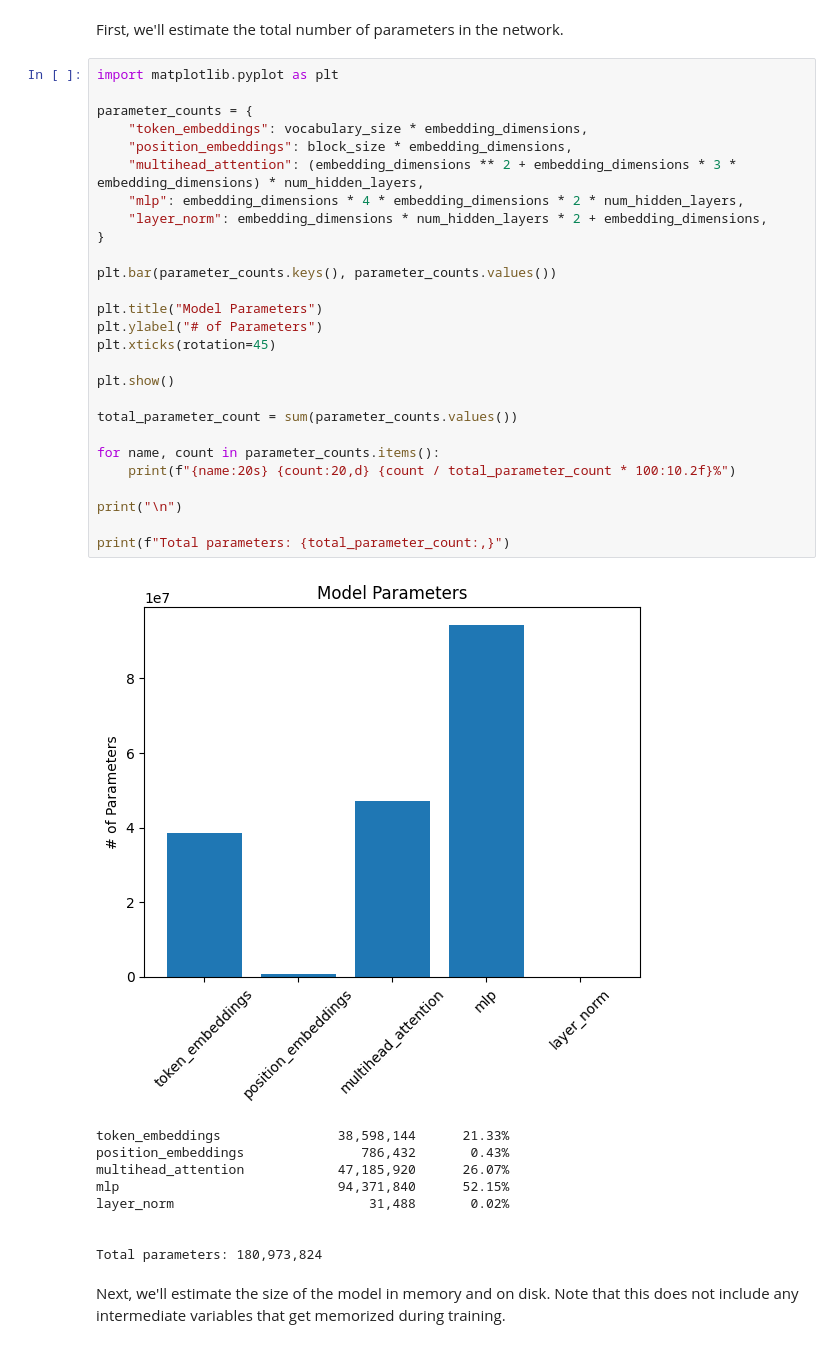
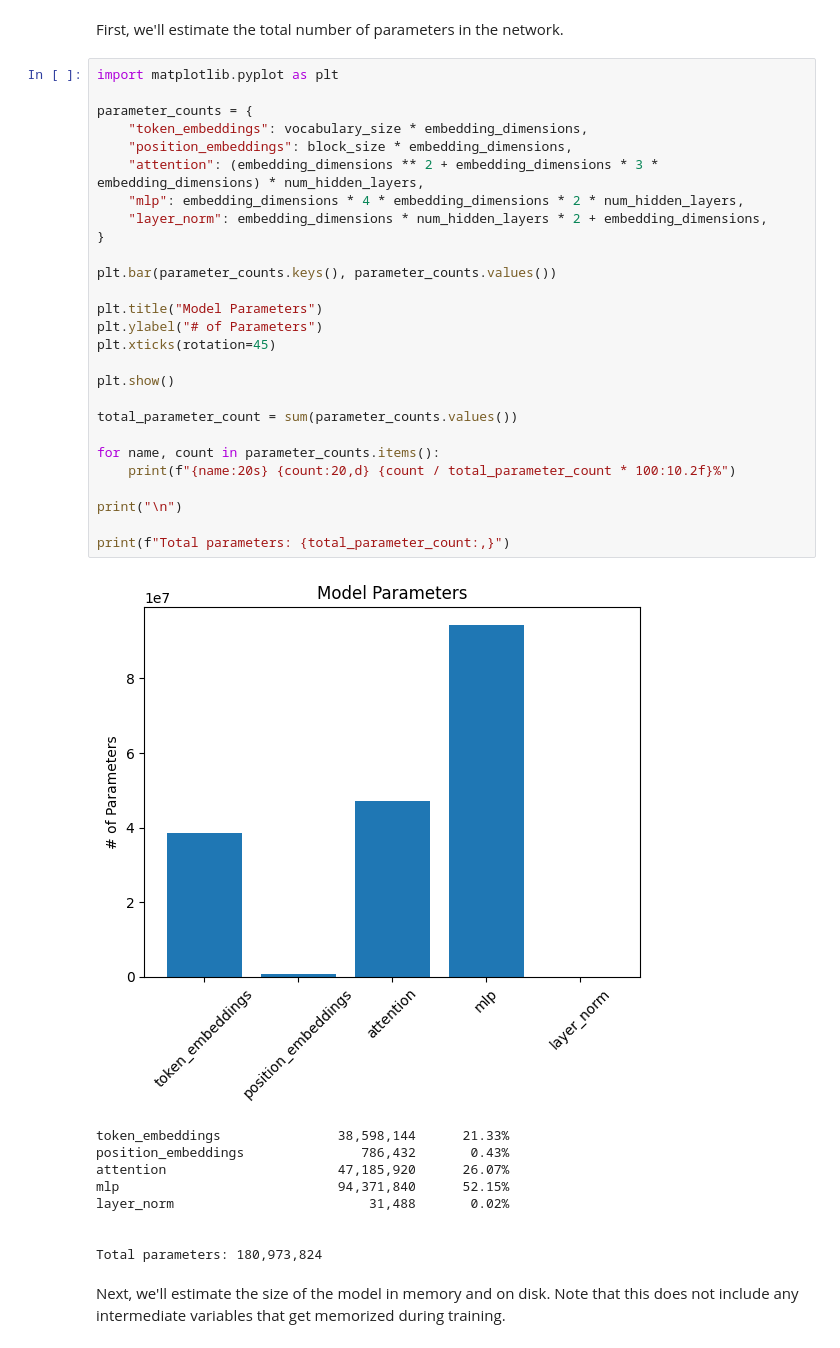
Before and after one commit to andrewdalpino/NoPE-GPT, a Jupyter notebook: model_sizing.ipynb, the cells around one changed output. Drawn from its saved outputs; the diff is of its cells as text.

```diff
--- a/model_sizing.ipynb
+++ b/model_sizing.ipynb
@@ -11,35 +11,35 @@ First, we'll estimate the total number of parameters in the network.
 # %%
 import matplotlib.pyplot as plt
 
 parameter_counts = {
     "token_embeddings": vocabulary_size * embedding_dimensions,
     "position_embeddings": block_size * embedding_dimensions,
-    "multihead_attention": (embedding_dimensions ** 2 + embedding_dimensions * 3 * embedding_dimensions) * num_hidden_layers,
+    "attention": (embedding_dimensions ** 2 + embedding_dimensions * 3 * embedding_dimensions) * num_hidden_layers,
     "mlp": embedding_dimensions * 4 * embedding_dimensions * 2 * num_hidden_layers,
     "layer_norm": embedding_dimensions * num_hidden_layers * 2 + embedding_dimensions,
 }
 
 plt.bar(parameter_counts.keys(), parameter_counts.values())
 
 plt.title("Model Parameters")
 plt.ylabel("# of Parameters")
 plt.xticks(rotation=45)
 
 plt.show()
 
 total_parameter_count = sum(parameter_counts.values())
 
 for name, count in parameter_counts.items():
     print(f"{name:20s} {count:20,d} {count / total_parameter_count * 100:10.2f}%")
 
 print("\n")
 
 print(f"Total parameters: {total_parameter_count:,}")
 # %% [output]
-[figure, old version]
+[figure, new version]
 token_embeddings               38,598,144      21.33%
 position_embeddings               786,432       0.43%
-multihead_attention            47,185,920      26.07%
+attention                      47,185,920      26.07%
 mlp                            94,371,840      52.15%
 layer_norm                         31,488       0.02%
 
```
